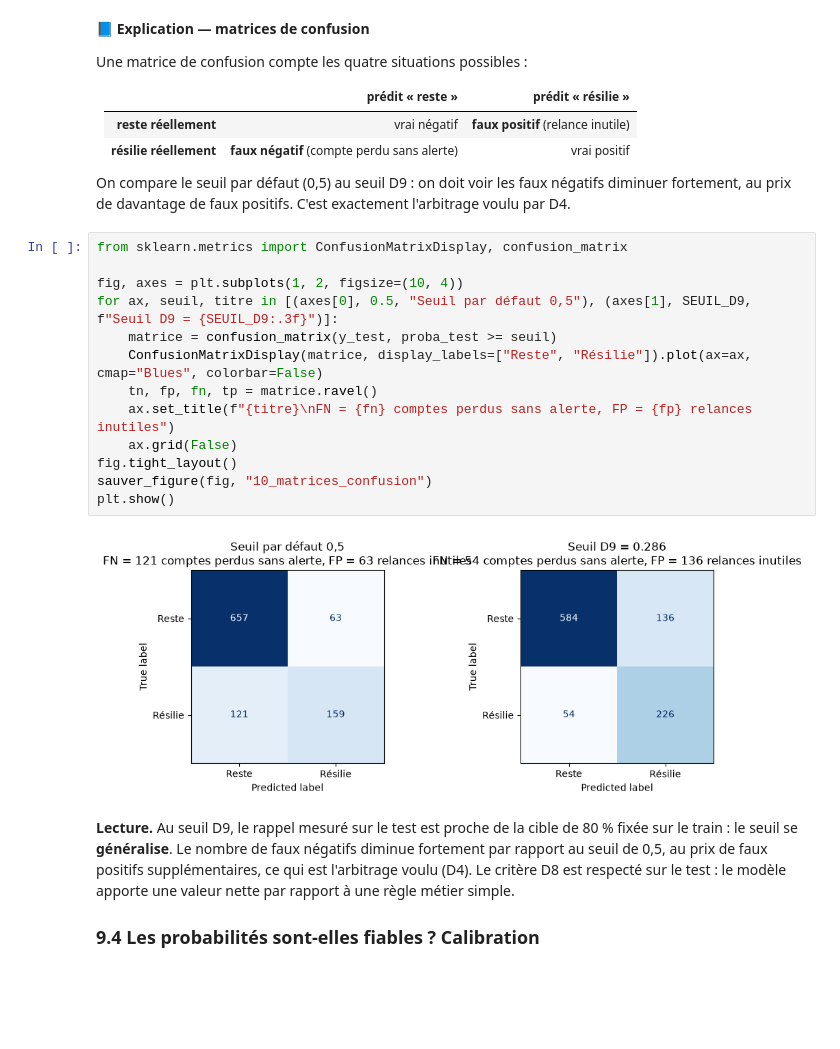
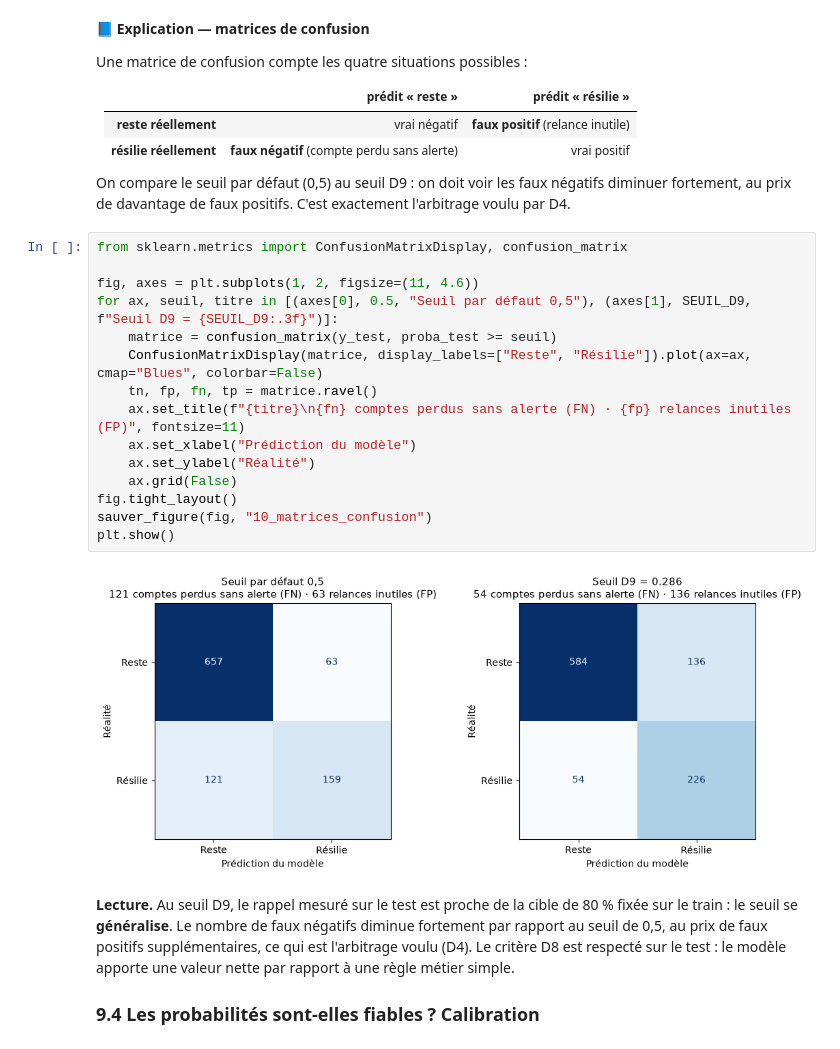
Before and after one commit to guillaumesaidani-coder/churn_saas, a Jupyter notebook: reports/notebooks/notebook_certifiant_churn_saas.ipynb, the cells around one changed output. Cells and saved outputs as stored; diff of their text form; blank space fills up the shorter version.

```diff
--- a/reports/notebooks/notebook_certifiant_churn_saas.ipynb
+++ b/reports/notebooks/notebook_certifiant_churn_saas.ipynb
@@ -1671,18 +1671,20 @@ fortement, au prix de davantage de faux positifs. C'est exactement l'arbitrage v
 # %%
 from sklearn.metrics import ConfusionMatrixDisplay, confusion_matrix
 
-fig, axes = plt.subplots(1, 2, figsize=(10, 4))
+fig, axes = plt.subplots(1, 2, figsize=(11, 4.6))
 for ax, seuil, titre in [(axes[0], 0.5, "Seuil par défaut 0,5"), (axes[1], SEUIL_D9, f"Seuil D9 = {SEUIL_D9:.3f}")]:
     matrice = confusion_matrix(y_test, proba_test >= seuil)
     ConfusionMatrixDisplay(matrice, display_labels=["Reste", "Résilie"]).plot(ax=ax, cmap="Blues", colorbar=False)
     tn, fp, fn, tp = matrice.ravel()
-    ax.set_title(f"{titre}\nFN = {fn} comptes perdus sans alerte, FP = {fp} relances inutiles")
+    ax.set_title(f"{titre}\n{fn} comptes perdus sans alerte (FN) · {fp} relances inutiles (FP)", fontsize=11)
+    ax.set_xlabel("Prédiction du modèle")
+    ax.set_ylabel("Réalité")
     ax.grid(False)
 fig.tight_layout()
 sauver_figure(fig, "10_matrices_confusion")
 plt.show()
 # %% [output]
-[figure, old version]
+[figure, new version]
 # %% [markdown]
 **Lecture.** Au seuil D9, le rappel mesuré sur le test est proche de la cible de 80 % fixée sur
 le train : le seuil se **généralise**. Le nombre de faux négatifs diminue fortement par rapport
```
Also changed, not shown: parts of 3 cells of this notebook, 16 other files.
